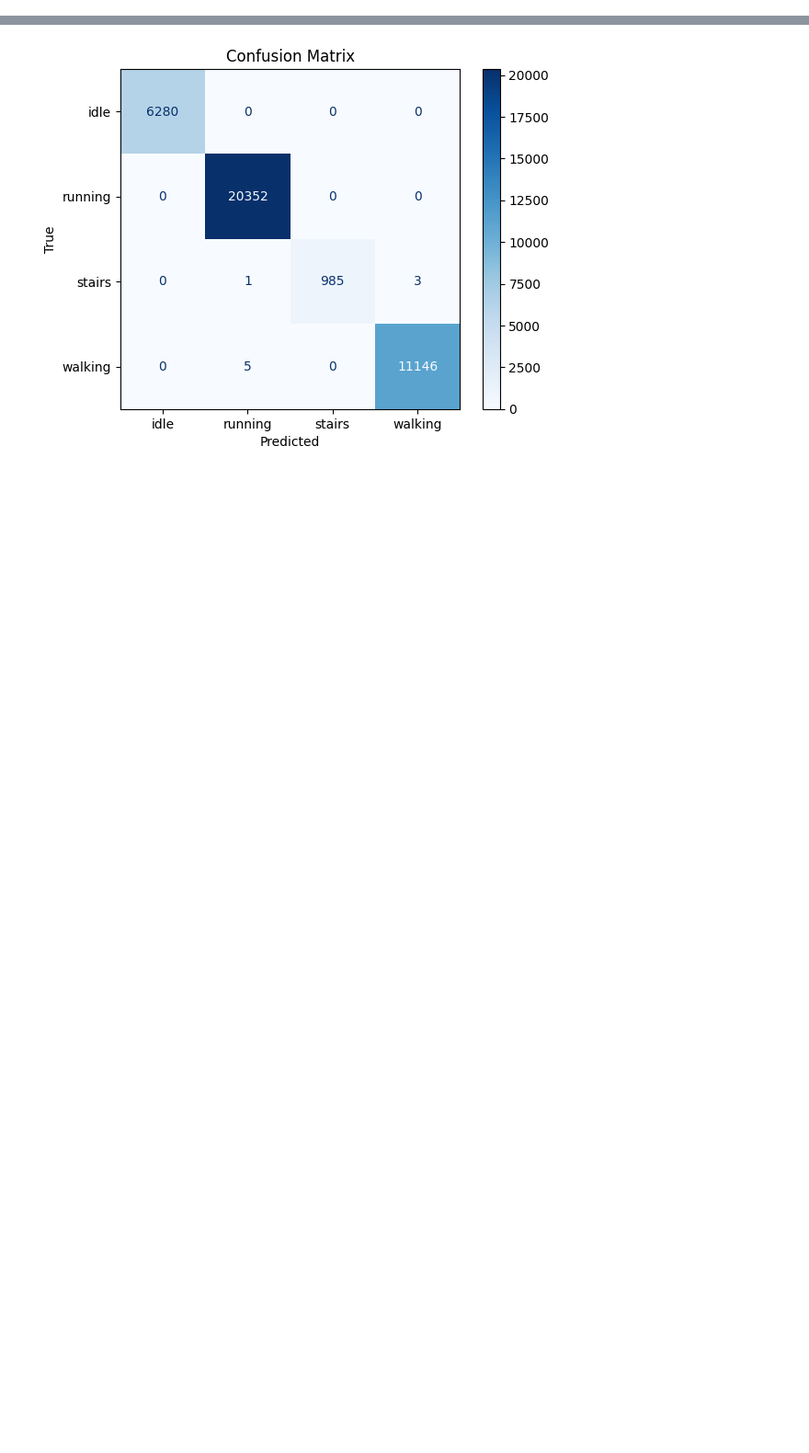
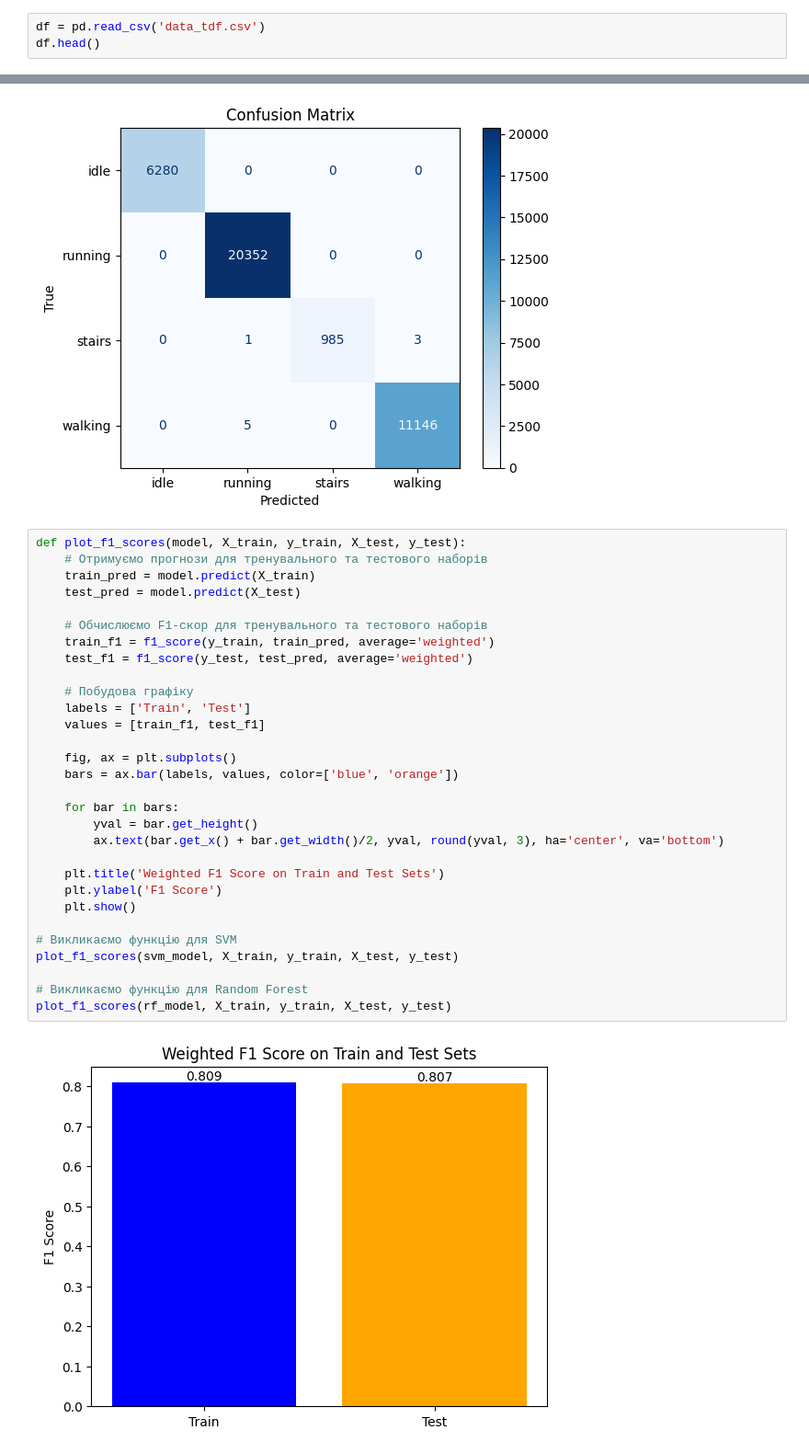
Before and after one commit to Noma9d/Python_Data_Science, a Jupyter notebook: HW5/hw5.ipynb, the cells around one changed output, grey strips where cells are left out. Shown at 92% size. Saved outputs shown, nothing was run; the diff lists cells and outputs as text; blank space fills up the shorter version.

Commit message:
new file:   HW5/.~lock.all_idle.csv# 	new file:   HW5/data_tdf.csv 	modified:   HW5/hw5.ipynb 	new file:   HW5/time_features.csv

```diff
--- a/HW5/hw5.ipynb
+++ b/HW5/hw5.ipynb
@@ -31,0 +73,3 @@ df.head()
+# %%
+df = pd.read_csv('data_tdf.csv')
+df.head()
@@ -94,3 +148,35 @@ plot_confusion_matrix(y_test, rf_pred, labels=rf_model.classes_)
 # %% [output]
 [figure]
 [figure]
+# %%
+def plot_f1_scores(model, X_train, y_train, X_test, y_test):
+    # Отримуємо прогнози для тренувального та тестового наборів
+    train_pred = model.predict(X_train)
+    test_pred = model.predict(X_test)
+
+    # Обчислюємо F1-скор для тренувального та тестового наборів
+    train_f1 = f1_score(y_train, train_pred, average='weighted')
+    test_f1 = f1_score(y_test, test_pred, average='weighted')
+
+    # Побудова графіку
+    labels = ['Train', 'Test']
+    values = [train_f1, test_f1]
+
+    fig, ax = plt.subplots()
+    bars = ax.bar(labels, values, color=['blue', 'orange'])
+
+    for bar in bars:
+        yval = bar.get_height()
+        ax.text(bar.get_x() + bar.get_width()/2, yval, round(yval, 3), ha='center', va='bottom')
+
+    plt.title('Weighted F1 Score on Train and Test Sets')
+    plt.ylabel('F1 Score')
+    plt.show()
+
+# Викликаємо функцію для SVM
+plot_f1_scores(svm_model, X_train, y_train, X_test, y_test)
+
+# Викликаємо функцію для Random Forest
+plot_f1_scores(rf_model, X_train, y_train, X_test, y_test)
+# %% [output]
+[figure, added]
```
Also changed, not shown: parts of 5 cells of this notebook, 3 other files.
